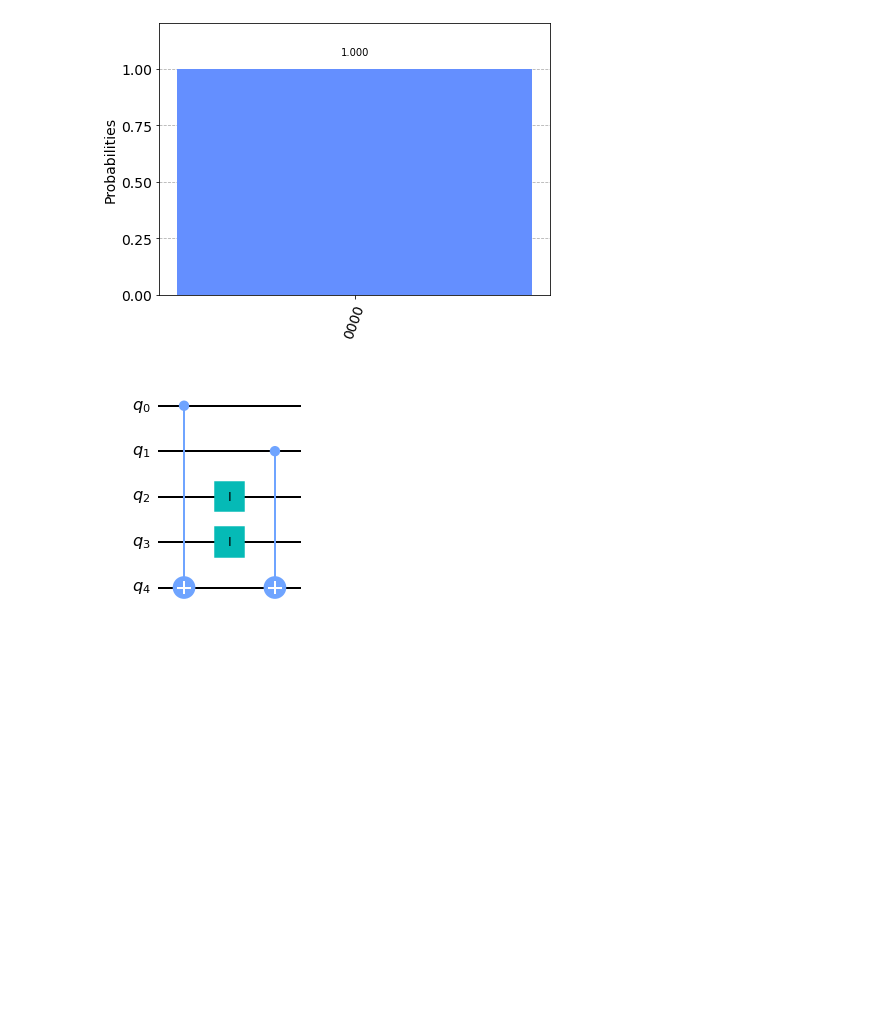
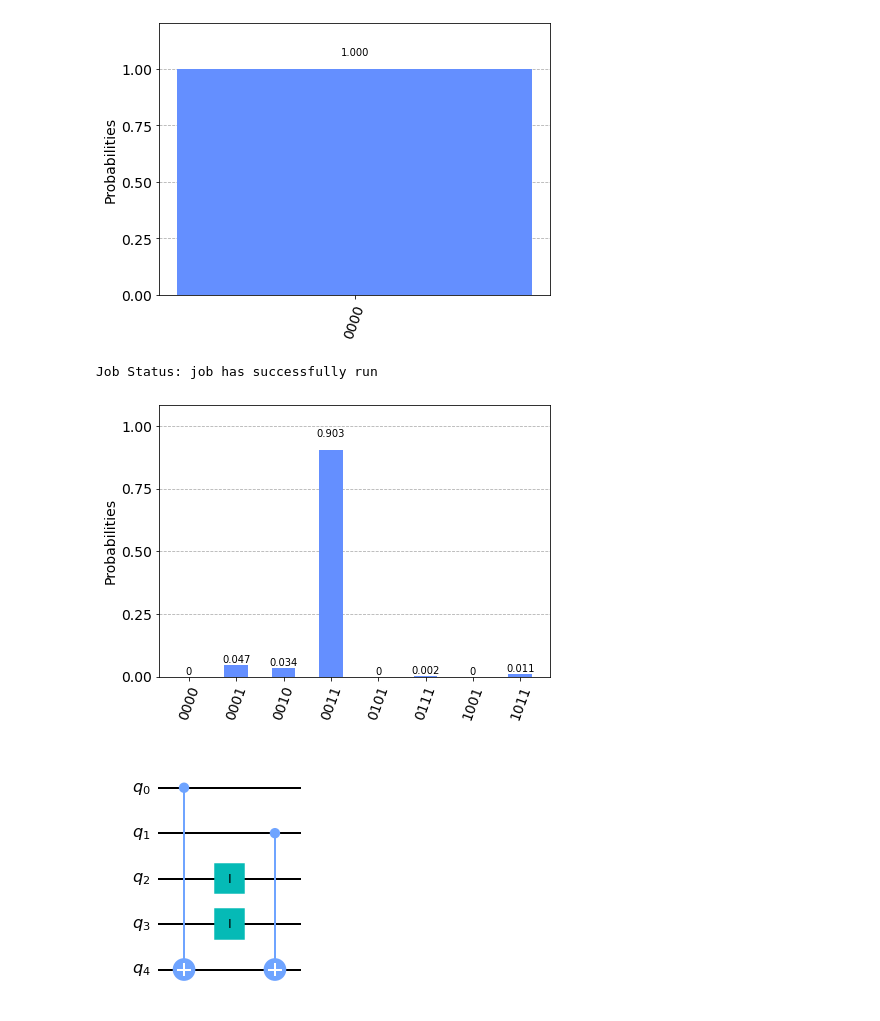
Before and after one commit to rsobt/circuit_by_qiskit, a Jupyter notebook: 1_basic_circuit/Bernstein-Vazirani.ipynb, the cells around one changed output. Cells and saved outputs as stored; diff of their text form; code cells hidden in the pictures; blank space fills up the shorter version.

```diff
--- a/1_basic_circuit/Bernstein-Vazirani.ipynb
+++ b/1_basic_circuit/Bernstein-Vazirani.ipynb
@@ -66,6 +66,25 @@ plot_histogram(count_num)
 # %% [output]
 {'0000': 1024}
 [figure]
+# %%
+# Run our circuit on the least busy backend. Monitor the execution of the job in the queue
+from qiskit.tools.monitor import job_monitor
+from qiskit import transpile
+shots = 1024
+transpiled_bv_circuit = transpile(bv_circuit, backend)
+job = backend.run(transpiled_bv_circuit, shots=shots)
+
+job_monitor(job, interval=2)
+# %% [output]
+Job Status: job has successfully run
+# %%
+# Get the results from the computation
+results = job.result()
+answer = results.get_counts()
+
+plot_histogram(answer)
+# %% [output]
+[figure, added]
 # %%
 def bv_oracle_full(n=5):
 
```
Also changed, not shown: parts of 1 cell of this notebook.
